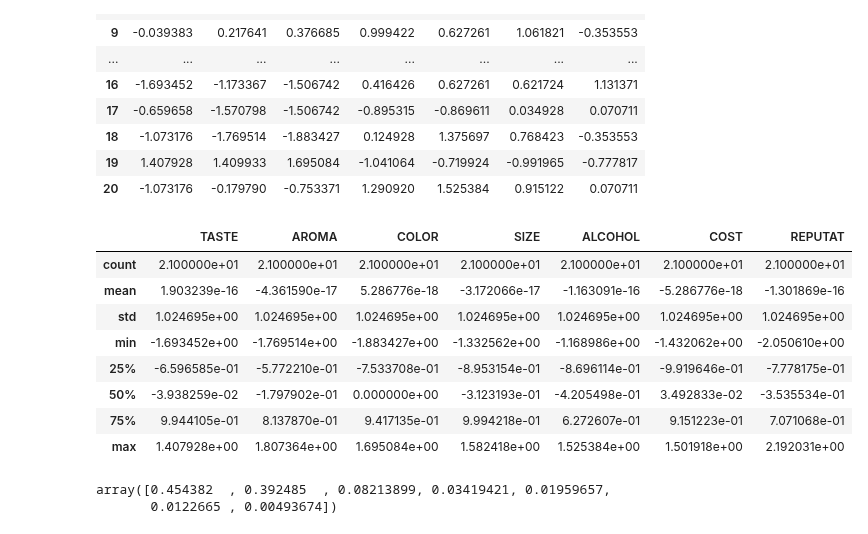
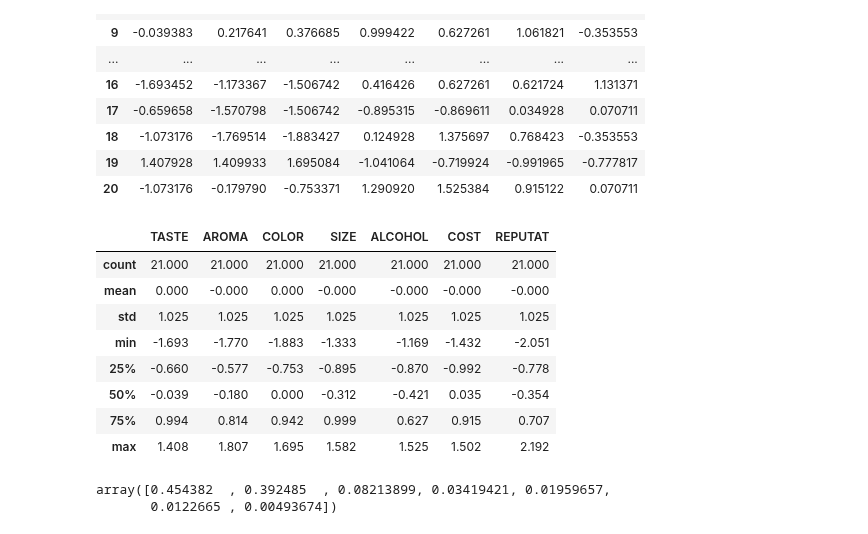
Before and after one commit to ogut77/DataScience, a Jupyter notebook: PCA1.ipynb, the cells around one changed output. Cells and saved outputs as stored; diff of their text form; code cells hidden in the pictures.

```diff
--- a/PCA1.ipynb
+++ b/PCA1.ipynb
@@ -47,17 +47,17 @@ X
 | 19 | 1.407928 | 1.409933 | 1.695084 | -1.041064 | -0.719924 | -0.991965 | -0.777817 |
 | 20 | -1.073176 | -0.179790 | -0.753371 | 1.290920 | 1.525384 | 0.915122 | 0.070711 |
 # %%
-X.describe()
+X.describe().round(3)
 # %% [output]
 |  | TASTE | AROMA | COLOR | SIZE | ALCOHOL | COST | REPUTAT |
-| count | 2.100000e+01 | 2.100000e+01 | 2.100000e+01 | 2.100000e+01 | 2.100000e+01 | 2.100000e+01 | 2.100000e+01 |
-| mean | 1.903239e-16 | -4.361590e-17 | 5.286776e-18 | -3.172066e-17 | -1.163091e-16 | -5.286776e-18 | -1.301869e-16 |
-| std | 1.024695e+00 | 1.024695e+00 | 1.024695e+00 | 1.024695e+00 | 1.024695e+00 | 1.024695e+00 | 1.024695e+00 |
-| min | -1.693452e+00 | -1.769514e+00 | -1.883427e+00 | -1.332562e+00 | -1.168986e+00 | -1.432062e+00 | -2.050610e+00 |
-| 25% | -6.596585e-01 | -5.772210e-01 | -7.533708e-01 | -8.953154e-01 | -8.696114e-01 | -9.919646e-01 | -7.778175e-01 |
-| 50% | -3.938259e-02 | -1.797902e-01 | 0.000000e+00 | -3.123193e-01 | -4.205498e-01 | 3.492833e-02 | -3.535534e-01 |
-| 75% | 9.944105e-01 | 8.137870e-01 | 9.417135e-01 | 9.994218e-01 | 6.272607e-01 | 9.151223e-01 | 7.071068e-01 |
-| max | 1.407928e+00 | 1.807364e+00 | 1.695084e+00 | 1.582418e+00 | 1.525384e+00 | 1.501918e+00 | 2.192031e+00 |
+| count | 21.000 | 21.000 | 21.000 | 21.000 | 21.000 | 21.000 | 21.000 |
+| mean | 0.000 | -0.000 | 0.000 | -0.000 | -0.000 | -0.000 | -0.000 |
+| std | 1.025 | 1.025 | 1.025 | 1.025 | 1.025 | 1.025 | 1.025 |
+| min | -1.693 | -1.770 | -1.883 | -1.333 | -1.169 | -1.432 | -2.051 |
+| 25% | -0.660 | -0.577 | -0.753 | -0.895 | -0.870 | -0.992 | -0.778 |
+| 50% | -0.039 | -0.180 | 0.000 | -0.312 | -0.421 | 0.035 | -0.354 |
+| 75% | 0.994 | 0.814 | 0.942 | 0.999 | 0.627 | 0.915 | 0.707 |
+| max | 1.408 | 1.807 | 1.695 | 1.582 | 1.525 | 1.502 | 2.192 |
 # %%
 from sklearn.decomposition import PCA
 pca = PCA(n_components=7)
```
Also changed, not shown: parts of 3 cells of this notebook.
